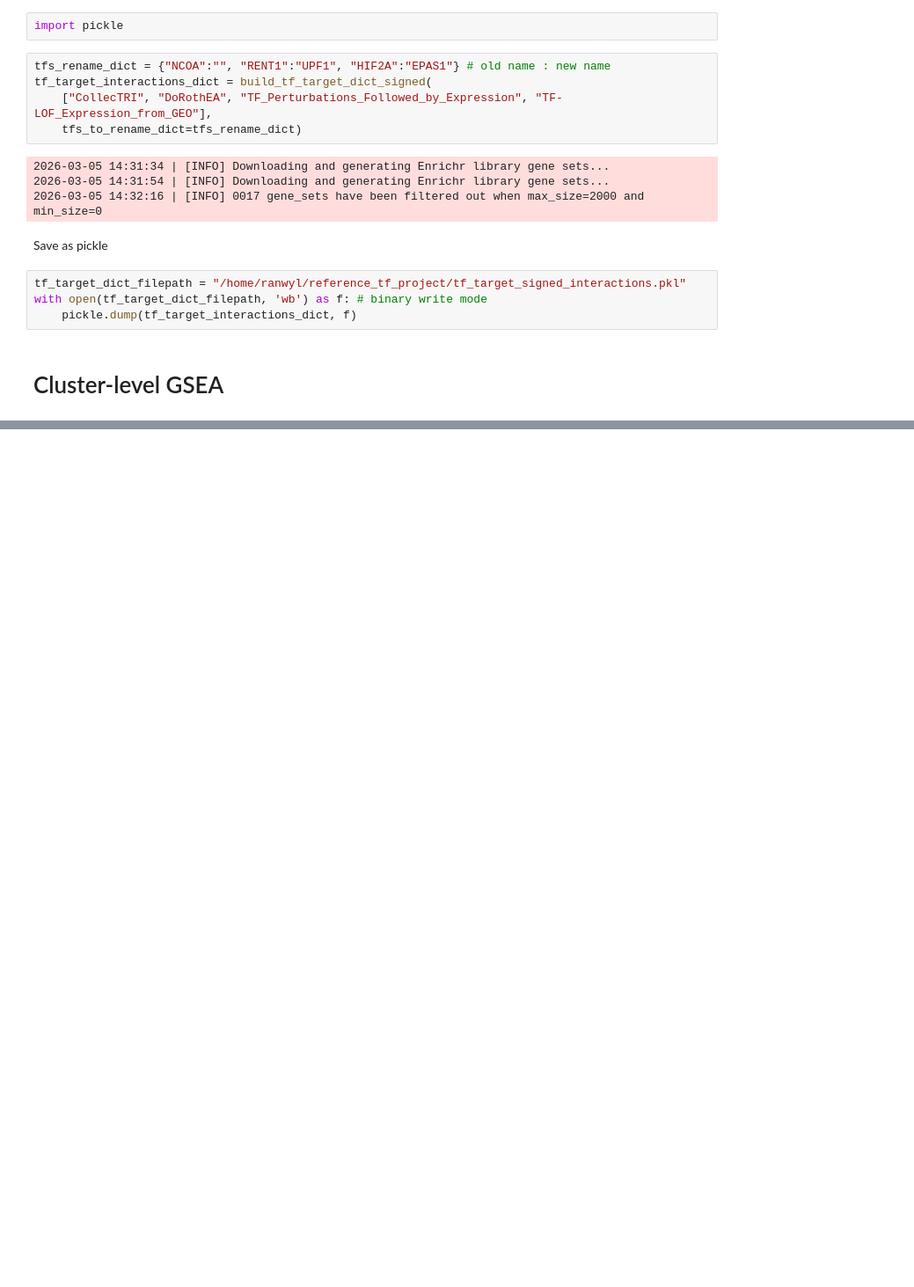
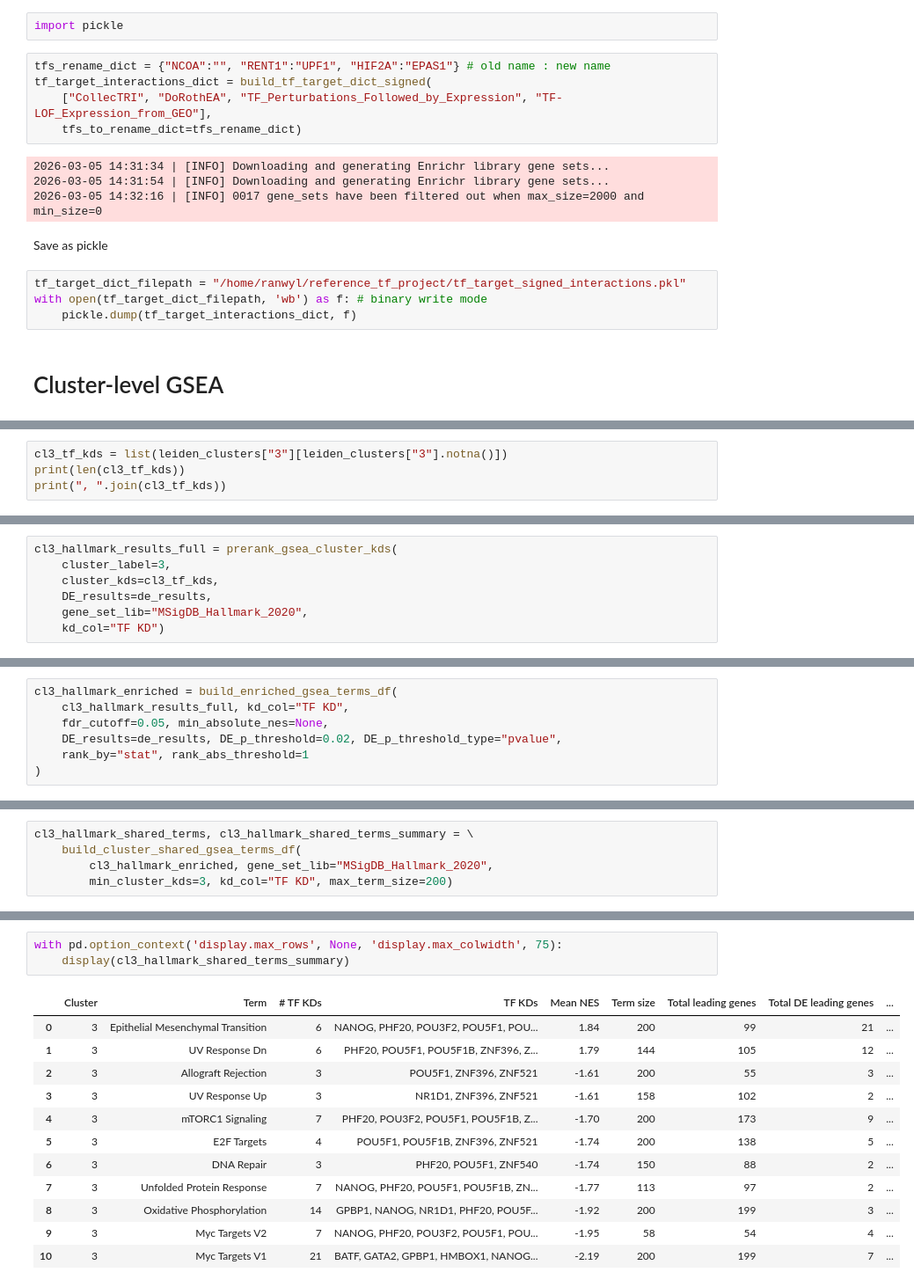
Before and after one commit to subramaniam-lab-ucsd/tf-project, a Jupyter notebook: tf_project_analysis.ipynb, the cells around one changed output, grey strips where cells are left out. Shown at 88% size. Cells and saved outputs as stored; diff of their text form; blank space fills up the shorter version.

```diff
--- a/tf_project_analysis.ipynb
+++ b/tf_project_analysis.ipynb
@@ -353,0 +502,4 @@ def find_cluster_shared_gsea_terms(prerank_results_df: pd.DataFrame,
+# %%
+cl3_tf_kds = list(leiden_clusters["3"][leiden_clusters["3"].notna()])
+print(len(cl3_tf_kds))
+print(", ".join(cl3_tf_kds))
@@ -353,0 +511,7 @@ def find_cluster_shared_gsea_terms(prerank_results_df: pd.DataFrame,
+# %%
+cl3_hallmark_results_full = prerank_gsea_cluster_kds(
+    cluster_label=3,
+    cluster_kds=cl3_tf_kds,
+    DE_results=de_results,
+    gene_set_lib="MSigDB_Hallmark_2020",
+    kd_col="TF KD")
@@ -353,0 +546,7 @@ def find_cluster_shared_gsea_terms(prerank_results_df: pd.DataFrame,
+# %%
+cl3_hallmark_enriched = build_enriched_gsea_terms_df(
+    cl3_hallmark_results_full, kd_col="TF KD",
+    fdr_cutoff=0.05, min_absolute_nes=None,
+    DE_results=de_results, DE_p_threshold=0.02, DE_p_threshold_type="pvalue",
+    rank_by="stat", rank_abs_threshold=1
+)
@@ -353,0 +562,5 @@ def find_cluster_shared_gsea_terms(prerank_results_df: pd.DataFrame,
+# %%
+cl3_hallmark_shared_terms, cl3_hallmark_shared_terms_summary = \
+    build_cluster_shared_gsea_terms_df(
+        cl3_hallmark_enriched, gene_set_lib="MSigDB_Hallmark_2020",
+        min_cluster_kds=3, kd_col="TF KD", max_term_size=200)
@@ -353,0 +579,16 @@ def find_cluster_shared_gsea_terms(prerank_results_df: pd.DataFrame,
+# %%
+with pd.option_context('display.max_rows', None, 'display.max_colwidth', 75):
+    display(cl3_hallmark_shared_terms_summary)
+# %% [output]
+|  | Cluster | Term | # TF KDs | TF KDs | Mean NES | Term size | Total leading genes | Total DE leading genes | ... |
+| 0 | 3 | Epithelial Mesenchymal Transition | 6 | NANOG, PHF20, POU3F2, POU5F1, POU... | 1.84 | 200 | 99 | 21 | ... |
+| 1 | 3 | UV Response Dn | 6 | PHF20, POU5F1, POU5F1B, ZNF396, Z... | 1.79 | 144 | 105 | 12 | ... |
+| 2 | 3 | Allograft Rejection | 3 | POU5F1, ZNF396, ZNF521 | -1.61 | 200 | 55 | 3 | ... |
+| 3 | 3 | UV Response Up | 3 | NR1D1, ZNF396, ZNF521 | -1.61 | 158 | 102 | 2 | ... |
+| 4 | 3 | mTORC1 Signaling | 7 | PHF20, POU3F2, POU5F1, POU5F1B, Z... | -1.70 | 200 | 173 | 9 | ... |
+| 5 | 3 | E2F Targets | 4 | POU5F1, POU5F1B, ZNF396, ZNF521 | -1.74 | 200 | 138 | 5 | ... |
+| 6 | 3 | DNA Repair | 3 | PHF20, POU5F1, ZNF540 | -1.74 | 150 | 88 | 2 | ... |
+| 7 | 3 | Unfolded Protein Response | 7 | NANOG, PHF20, POU5F1, POU5F1B, ZN... | -1.77 | 113 | 97 | 2 | ... |
+| 8 | 3 | Oxidative Phosphorylation | 14 | GPBP1, NANOG, NR1D1, PHF20, POU5F... | -1.92 | 200 | 199 | 3 | ... |
+| 9 | 3 | Myc Targets V2 | 7 | NANOG, PHF20, POU3F2, POU5F1, POU... | -1.95 | 58 | 54 | 4 | ... |
+| 10 | 3 | Myc Targets V1 | 21 | BATF, GATA2, GPBP1, HMBOX1, NANOG... | -2.19 | 200 | 199 | 7 | ... |
```
Also changed, not shown: parts of 48 cells of this notebook.
